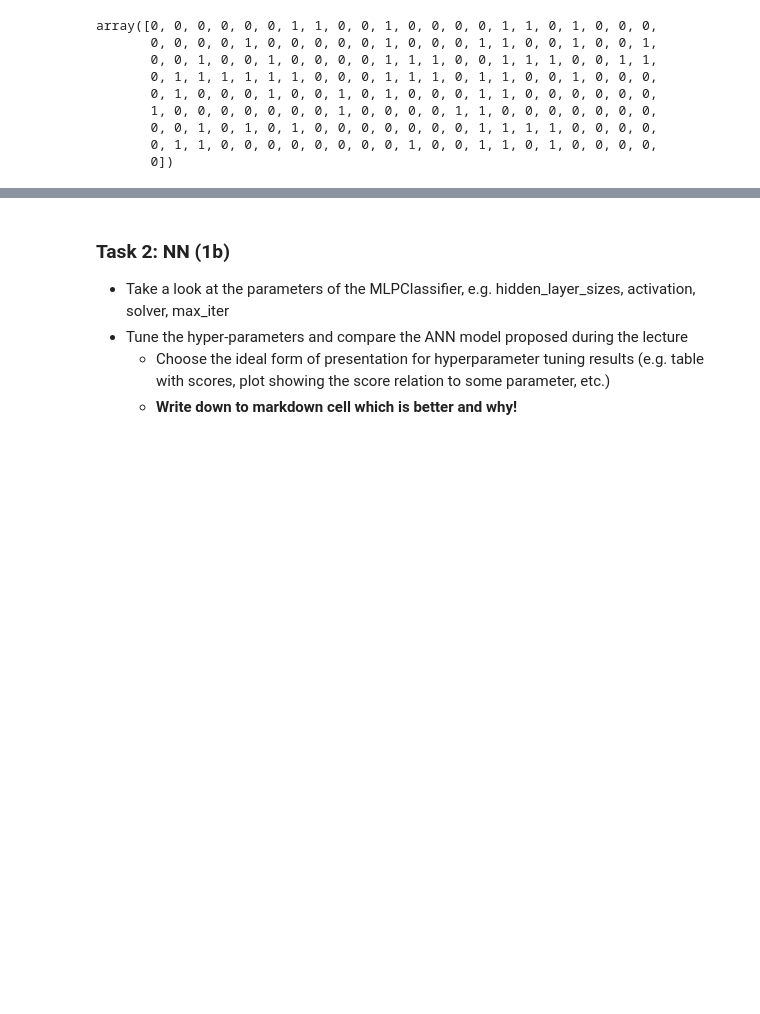
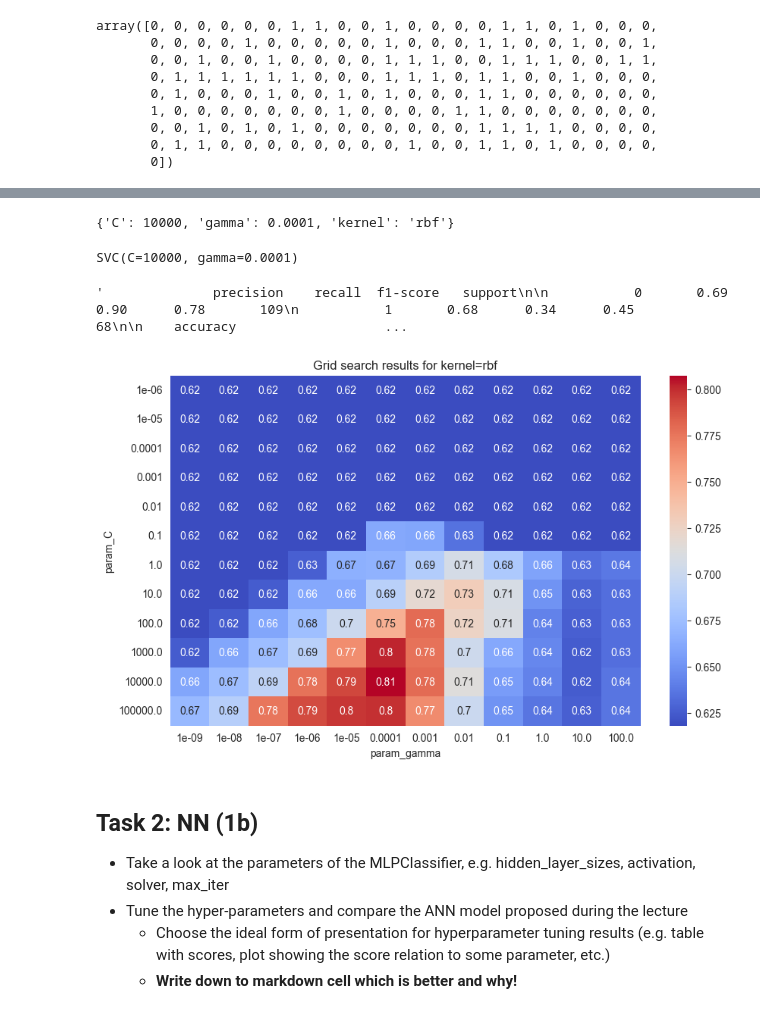
Before and after one commit to SLI0124/strojove-uceni, a Jupyter notebook: tasks/task6.ipynb, the cells around one changed output, grey strips where cells are left out. Drawn from its saved outputs; the diff is of its cells as text; code cells hidden in the pictures; blank space fills up the shorter version.

Commit message:
feat(task6): task 1 done

```diff
--- a/tasks/task6.ipynb
+++ b/tasks/task6.ipynb
@@ -660,0 +810,3 @@ classification_report(y_test, predictions)
+# %%
+rbf_grid_non_scaled = GridSearchCV(SVC(), param_grid, refit=True, verbose=3)
+rbf_grid_non_scaled.fit(X_train, y_train)
@@ -661,5 +838,28 @@ classification_report(y_test, predictions)
+# %%
+rbf_grid_non_scaled.best_params_
+# %% [output]
+{'C': 10000, 'gamma': 0.0001, 'kernel': 'rbf'}
+# %%
+rbf_grid_non_scaled.best_estimator_
+# %% [output]
+SVC(C=10000, gamma=0.0001)
+# %%
+classification_report(y_test, predictions_rbf_non_scaled)
+# %% [output]
+'              precision    recall  f1-score   support\n\n           0       0.69      0.90      0.78       109\n           1       0.68      0.34      0.45        68\n\n    accuracy                   ...
+# %%
+results_rbf_non_scaled = pd.DataFrame(rbf_grid_non_scaled.cv_results_)
+pivot_table_rbf_non_scaled = results_rbf_non_scaled.pivot(index='param_C', columns='param_gamma',
+                                                          values='mean_test_score')
+# %%
+plt.figure(figsize=(10, 6))
+sns.heatmap(pivot_table_rbf_non_scaled, annot=True, cmap='coolwarm')
+plt.title('Grid search results for kernel=rbf')
+plt.show()
+# %% [output]
+[figure, added]
 # %% [markdown]
-### Task 2: NN (1b)
+## Task 2: NN (1b)
 - Take a look at the parameters of the MLPClassifier, e.g. hidden_layer_sizes, activation, solver, max_iter
 - Tune the hyper-parameters and compare the ANN model proposed during the lecture
     - Choose the ideal form of presentation for hyperparameter tuning results (e.g. table with scores, plot showing the score relation to some parameter, etc.)
```
Also changed, not shown: parts of 66 cells of this notebook.
